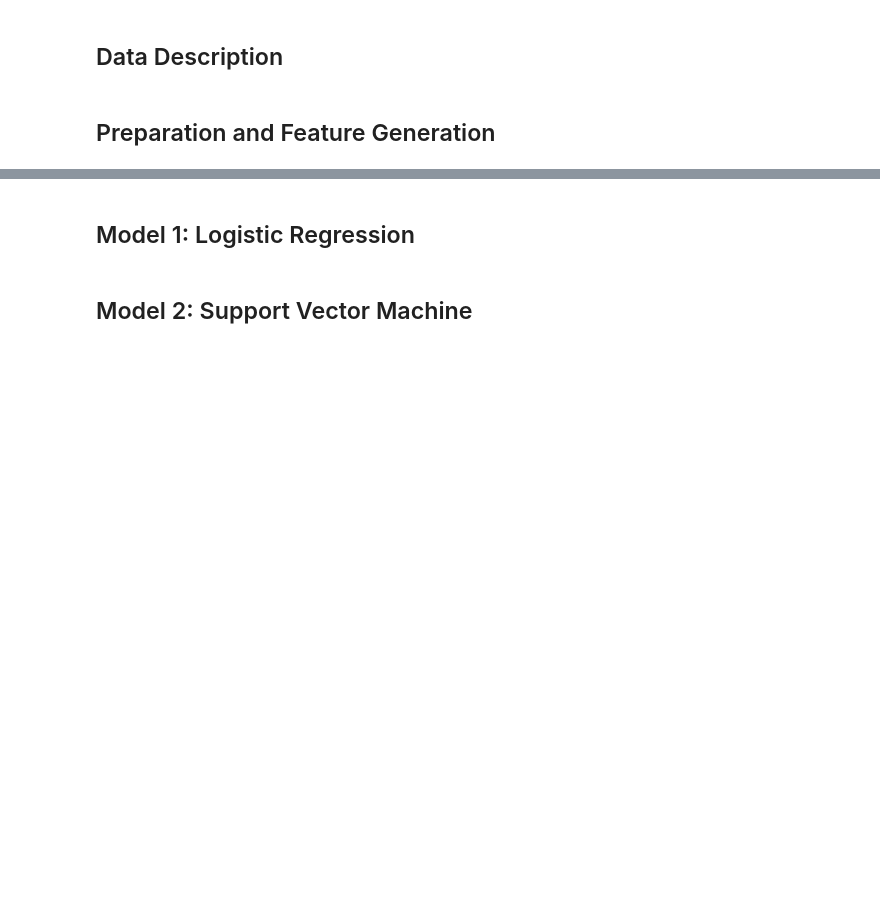
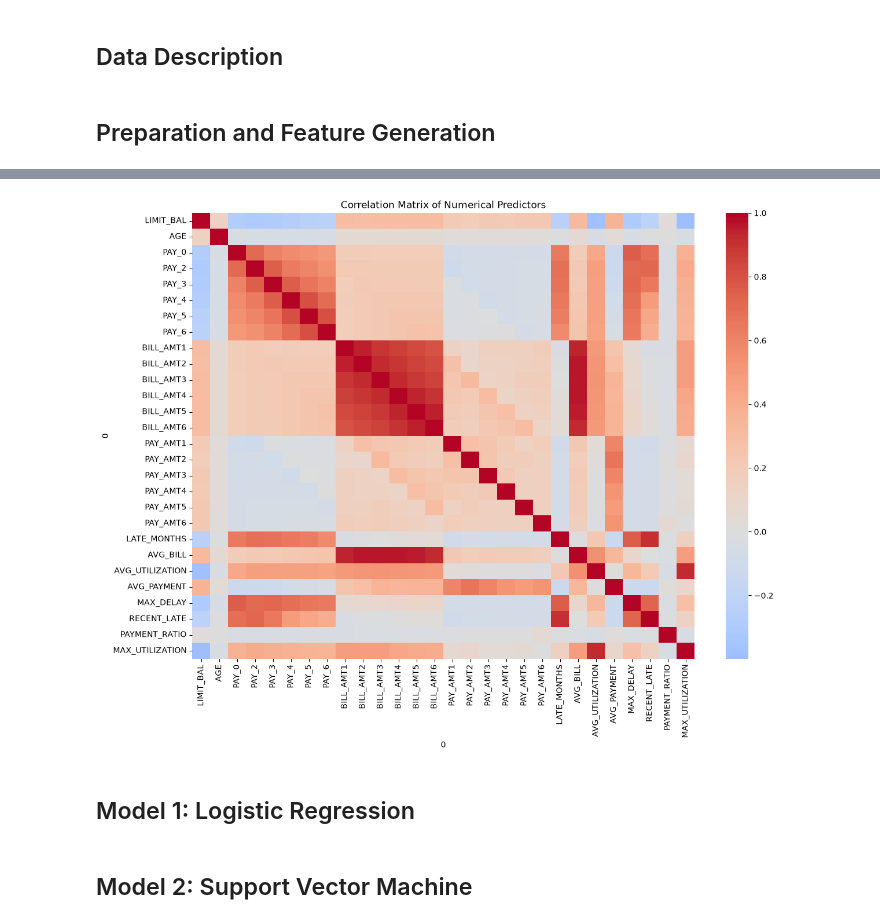
Before and after one commit to andiehart/CMSE-202-Project-Credit-Default, a Jupyter notebook: Project-Notebook.ipynb, the cells around one changed output, grey strips where cells are left out. Saved outputs shown, nothing was run; the diff lists cells and outputs as text; code cells hidden in the pictures; blank space fills up the shorter version.

```diff
--- a/Project-Notebook.ipynb
+++ b/Project-Notebook.ipynb
@@ -8,0 +85,9 @@
+# %%
+default['LATE_MONTHS'] = (default[['PAY_0', 'PAY_2', 'PAY_3', 'PAY_4', 'PAY_5', 'PAY_6']] > 0).sum(axis = 1)
+default['AVG_BILL'] = (default['BILL_AMT1'] + default['BILL_AMT2'] + default['BILL_AMT3'] + default['BILL_AMT4'] + default['BILL_AMT5'] + default['BILL_AMT6']) / 6
+default['AVG_UTILIZATION'] = default['AVG_BILL'] / default['LIMIT_BAL']
+default['AVG_PAYMENT'] = (default['PAY_AMT1'] + default['PAY_AMT2'] + default['PAY_AMT3'] + default['PAY_AMT4'] + default['PAY_AMT5'] + default['PAY_AMT6']) / 6
+default['MAX_DELAY'] = default[['PAY_0', 'PAY_2', 'PAY_3', 'PAY_4', 'PAY_5', 'PAY_6']].max(axis = 1)
+default['RECENT_LATE'] = (default[['PAY_0', 'PAY_2', 'PAY_3']] > 0).sum(axis = 1)
+default['PAYMENT_RATIO'] = default['AVG_PAYMENT'] / default['AVG_BILL']
+default['MAX_UTILIZATION'] = default[['BILL_AMT1', 'BILL_AMT2', 'BILL_AMT3', 'BILL_AMT4', 'BILL_AMT5', 'BILL_AMT6']].max(axis = 1) / default['LIMIT_BAL'].replace(0, np.nan)
@@ -8,0 +114,11 @@
+# %%
+default = default.replace([np.inf, -np.inf], np.nan)
+default = default.dropna()
+# %%
+numerical = default.drop(columns = ['SEX', 'EDUCATION', 'MARRIAGE', 'default payment next month'])
+plt.figure(figsize = (14, 10))
+sns.heatmap(numerical.corr(), cmap = 'coolwarm', center = 0)
+plt.title('Correlation Matrix of Numerical Predictors')
+plt.show()
+# %% [output]
+[figure, added]
```
Also changed, not shown: parts of 15 cells of this notebook, 1 other file.
